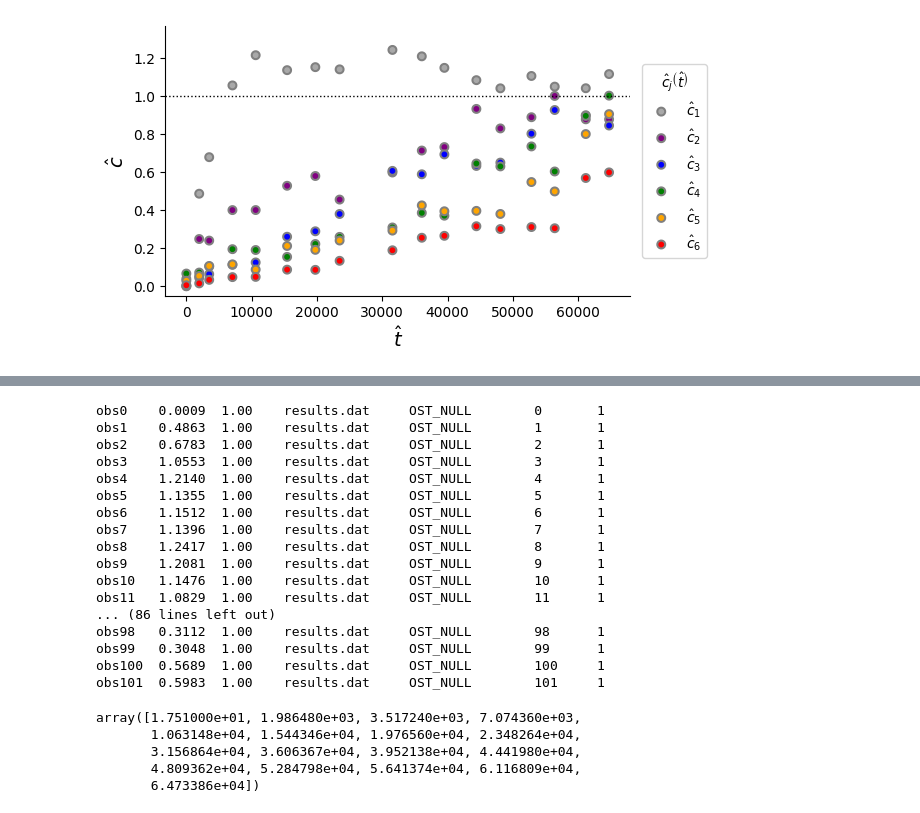
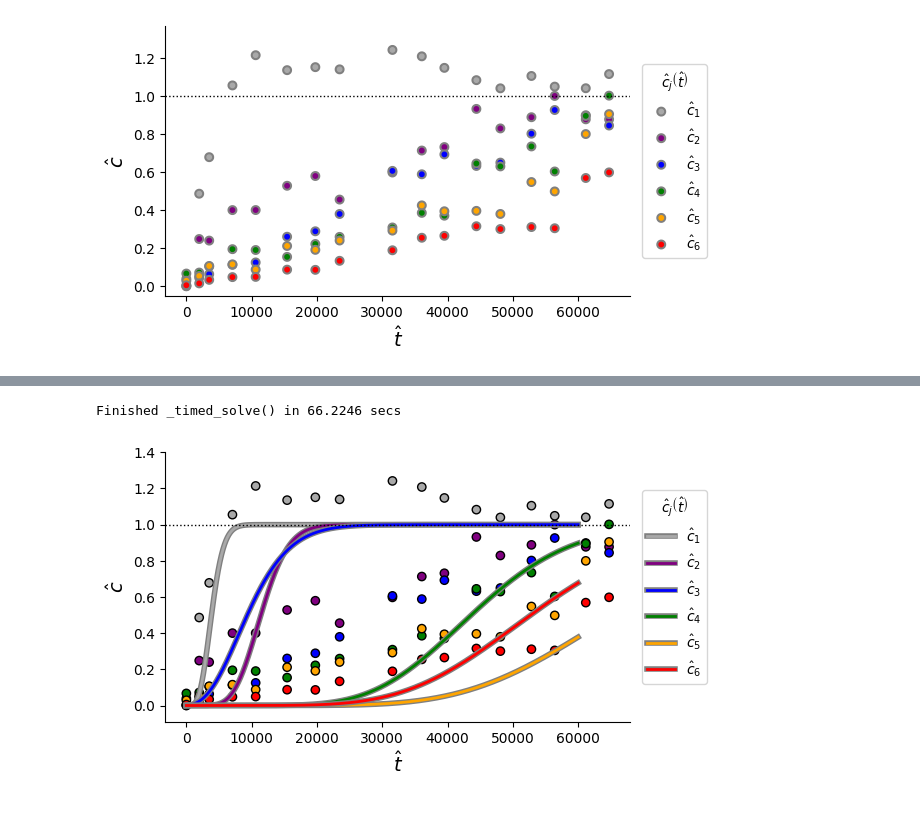
Before and after one commit to edsaac/cowerc-adsorption, a Jupyter notebook: notebooks/only_python/pilot(1.6min).ipynb, the cells around one changed output, grey strips where cells are left out. Drawn from its saved outputs; the diff is of its cells as text; code cells hidden in the pictures.

```diff
--- a/notebooks/only_python/pilot(1.6min).ipynb
+++ b/notebooks/only_python/pilot(1.6min).ipynb
@@ -138,19 +138,11 @@ p = PhysicalParams(
     L=lenght,  # cm
     v=pore_velocity,  # cm/min
     n=porosity,  # -
-    sm=3e7,  # nmol/cm³
-    k_ads=(20, 30, 30, 40, 40, 35),  # 1/min
-    k_des=(0.0050, 0.0012, 0.0010, 0.0009, 0.0006, 0.00065),  # 1/min
+    sm=3e8,  # nmol/cm³
+    k_ads=(20, 35, 10, 40, 40, 35),  # 1/min
+    k_des=(0.0050, 0.0030, 0.0010, 0.0009, 0.0006, 0.00065),  # 1/min
     C_0=c_0,
 )
 
 display(p)
-
-sim = Simulation(**p.nondim)
-sim.end_time = 60_000  # Pore volumes
-sim.cfl = 0.85
-sim.write_every = 2000
-sim.solve()
-
-display(plot_btc_and_data(sim, experimental_data))
 # %% [output]
@@ -160,29 +151,12 @@ PhysicalParams(L=2.54, v=3.1734285881550957, n=0.5, sm=30000000.0, k_ads=array([
-# %%
-experimental_data.print_observations_OSTRICH()
-# %% [output]
-obs0    0.0009  1.00    results.dat     OST_NULL        0       1
-obs1    0.4863  1.00    results.dat     OST_NULL        1       1
-obs2    0.6783  1.00    results.dat     OST_NULL        2       1
-obs3    1.0553  1.00    results.dat     OST_NULL        3       1
-obs4    1.2140  1.00    results.dat     OST_NULL        4       1
-obs5    1.1355  1.00    results.dat     OST_NULL        5       1
-obs6    1.1512  1.00    results.dat     OST_NULL        6       1
-obs7    1.1396  1.00    results.dat     OST_NULL        7       1
-obs8    1.2417  1.00    results.dat     OST_NULL        8       1
-obs9    1.2081  1.00    results.dat     OST_NULL        9       1
-obs10   1.1476  1.00    results.dat     OST_NULL        10      1
-obs11   1.0829  1.00    results.dat     OST_NULL        11      1
-... (86 lines left out)
-obs98   0.3112  1.00    results.dat     OST_NULL        98      1
-obs99   0.3048  1.00    results.dat     OST_NULL        99      1
-obs100  0.5689  1.00    results.dat     OST_NULL        100     1
-obs101  0.5983  1.00    results.dat     OST_NULL        101     1
-# %%
-experimental_data.time
-# %% [output]
-array([1.751000e+01, 1.986480e+03, 3.517240e+03, 7.074360e+03,
-       1.063148e+04, 1.544346e+04, 1.976560e+04, 2.348264e+04,
-       3.156864e+04, 3.606367e+04, 3.952138e+04, 4.441980e+04,
-       4.809362e+04, 5.284798e+04, 5.641374e+04, 6.116809e+04,
-       6.473386e+04])
+# %%
+sim = Simulation(**p.nondim)
+sim.end_time = 60_000  # Pore volumes
+sim.cfl = 0.90
+sim.write_every = 2000
+sim._timed_solve()
+
+display(plot_btc_and_data(sim, experimental_data))
+# %% [output]
+Finished _timed_solve() in 66.2246 secs
+[figure, added]
 # %%
```
Also changed, not shown: parts of 2 cells of this notebook, 13 other files.
